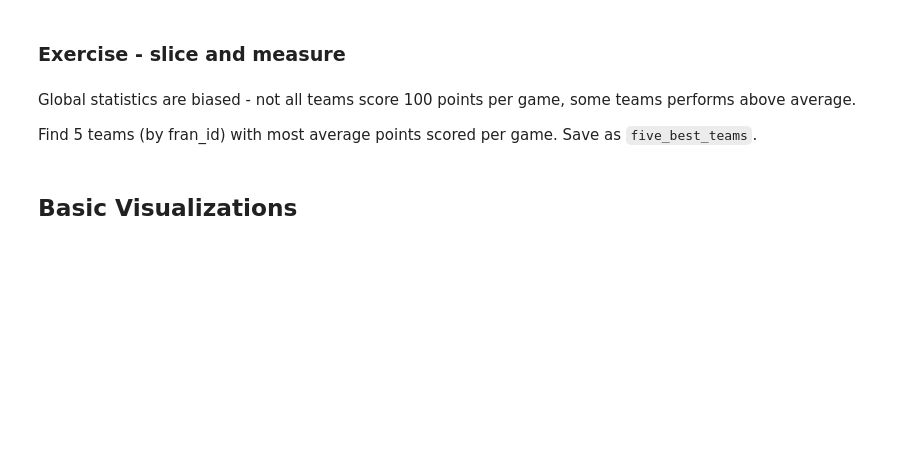
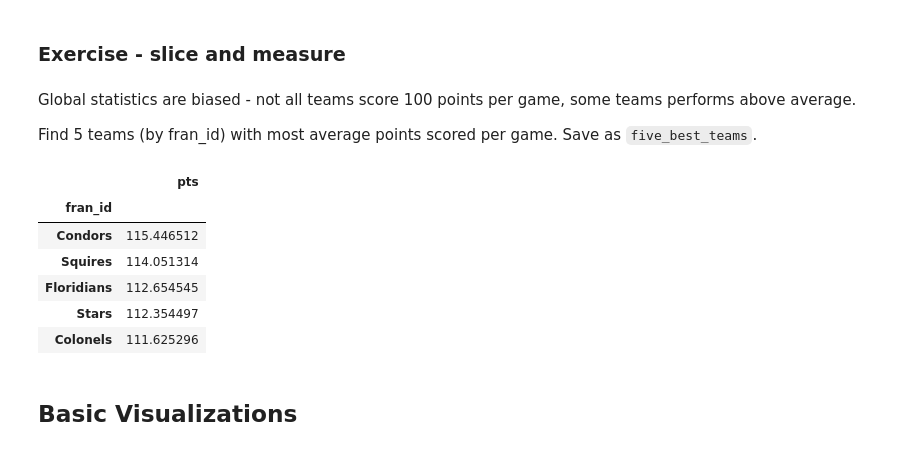
Before and after one commit to tomwrx/Data-Science-and-AI, a Jupyter notebook: Demo_subproject.ipynb, the cells around one changed output. Saved outputs shown, nothing was run; the diff lists cells and outputs as text; code cells hidden in the pictures; blank space fills up the shorter version.

```diff
--- a/Demo_subproject.ipynb
+++ b/Demo_subproject.ipynb
@@ -220,6 +220,18 @@ Read this [tutorial](https://jakevdp.github.io/PythonDataScienceHandbook/03.08-a
 Global statistics are biased - not all teams score 100 points per game, some teams performs above average.
 
 Find 5 teams (by fran_id) with most average points scored per game. Save as `five_best_teams`.
+# %%
+grouped = df1.groupby('fran_id').agg({'pts':np.mean})
+five_best_teams = grouped.sort_values(by = ['pts'], ascending = False).head()
+five_best_teams
+# %% [output]
+|  | pts |
+| fran_id |  |
+| Condors | 115.446512 |
+| Squires | 114.051314 |
+| Floridians | 112.654545 |
+| Stars | 112.354497 |
+| Colonels | 111.625296 |
 # %%
 np.testing.assert_array_almost_equal(five_best_teams["pts"].values, [115.44651163, 114.05131414, 112.65454545, 112.35449735, 111.62529551])
 # %% [markdown]
```
